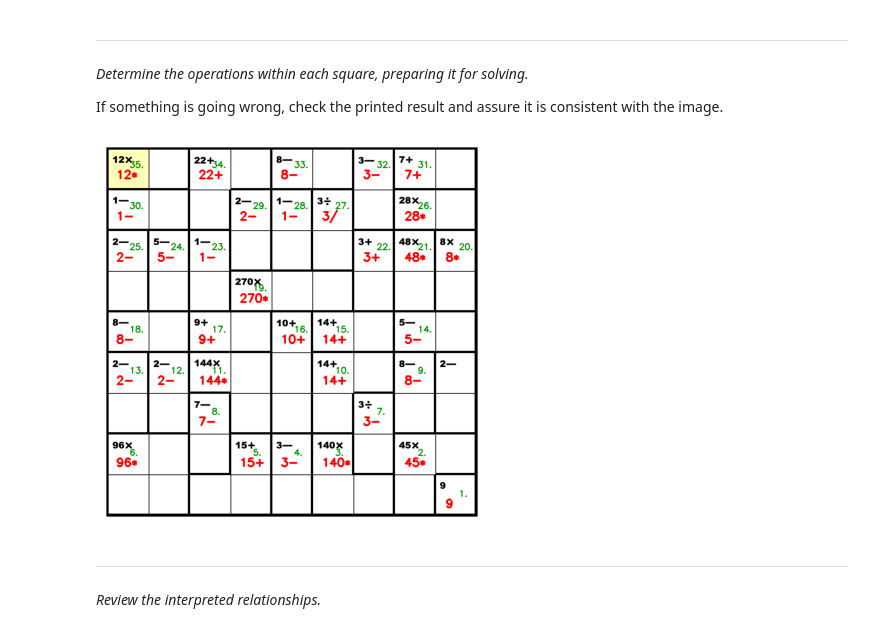
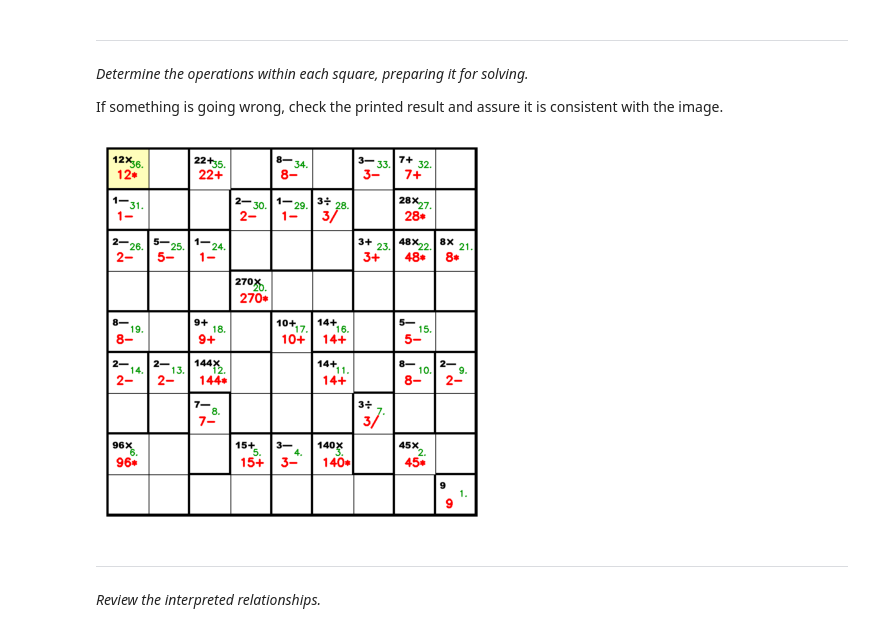
Before and after one commit to vivaansinghvi07/kenken-solver, a Jupyter notebook: main.ipynb, the cells around one changed output. Drawn from its saved outputs; the diff is of its cells as text; code cells hidden in the pictures.

Commit message:
optimize image processing to differentiate div/sub

```diff
--- a/main.ipynb
+++ b/main.ipynb
@@ -7,6 +7,8 @@ from IPython.display import clear_output
 from paddleocr import PaddleOCR
 from copy import copy, deepcopy
 
+FILENAME = "ex1.png"
+
 # constants for OCR management
 OCR = PaddleOCR(use_angle_cls=True, lang='en', show_log=False, rotation=False)
 SYMBOLS = "+:-xX—_"
@@ -14,6 +16,15 @@ REPLACEMENT_PAIRS = [
     ('6', '9'),
     ('2', '5')
 ]
+
+# stores if we need to skip verification - change this function as needed
+def SKIP_VERIFICATION(game_size):
+    return True
+
+# for quietly stopping jupyter cell
+class StopExecution(Exception):
+    def _render_traceback_(self):
+        pass
 
 # stores operation types for readability
 class Ops:
@@ -59,7 +70,7 @@ def getblur(game_size) -> tuple[int, int]:
 After this step, the image should have an even border.
 # %%
 # Read the input image and perform cropping
-og_img = cv2.imread('kenken.png')
+og_img = cv2.imread(FILENAME)
 gray = cv2.cvtColor(og_img, cv2.COLOR_BGR2GRAY)
 ret, thresh = cv2.threshold(gray,150,255,0)
 contours, hierarchy = cv2.findContours(thresh, cv2.RETR_TREE, cv2.CHAIN_APPROX_SIMPLE)
@@ -217,6 +228,16 @@ def is_inside(polygon, point):
 
     return intersection_count % 2   # odd number of intersections means its within
 
+def number_contour_count(num: int) -> int:
+    """ Returns the number of contours in the number. """
+    match num:
+        case 1 | 2 | 3 | 5 | 7:
+            return 1
+        case 4 | 6 | 9:
+            return 2
+        case 8:
+            return 3
+
 # determine which squares are inside each group
 relations = []
 for approx in shapes:
@@ -239,6 +260,8 @@ for approx in shapes:
 # standardize all the colors
 grayed = cv2.cvtColor(img.copy(), cv2.COLOR_BGR2GRAY)
 newimg = cv2.convertScaleAbs(grayed, alpha=2)
+
+newimg = img.copy()
 
 # starter values
 operations = []
@@ -287,35 +310,45 @@ for i in range(len(relations)):
                 operation["result"] = int(text.replace("x", ""))
             elif any([s in text for s in ["-", "—", "_", "."]]):
                 operation["operand"] = Ops.SUBTRACTION
                 operation["result"] = int(re.sub(r"[\_\-\—\.]+", "", text))
 
             # likely fully empty - nothing to check inside
             else:
                 operation["result"] = int(text)
                 text = cropped_img
                 match len(rel):
                     case 2:
-                        operation["operand"] = Ops.SUBTRACTION
+
+                        # find contours within the cropped image
+                        cropped_gray = cv2.cvtColor(cropped_img, cv2.COLOR_BGR2GRAY)
+                        contours, hierarchy = cv2.findContours(cropped_gray, cv2.RETR_TREE, cv2.CHAIN_APPROX_SIMPLE)
+                        contour_length = len(contours)
+
+                        # determine how many contours there are, differentiate between div and sub
+                        if contour_length - number_contour_count(operation["result"]) > 2:
+                            operation["operand"] = Ops.DIVISION
+                        else:
+                            operation["operand"] = Ops.SUBTRACTION
                     case 1:
                         operation["operand"] = Ops.CONSTANT
                     case _:
                         raise Exception("Invalid pattern detected.")
 
             # sotres values within the operation
             operation["squares"] = copy(rel)
             operation["text_point"] = point
 
             # adds interpretation to display image
             dispimg = show_interpretation(dispimg, operation)
             id += 1
             break
 
     if operation["operand"] != None:    # makes sure it's not empty
         operations.append(operation)
 
 imshow(dispimg)
 # %% [output]
-[figure, old version]
+[figure, new version]
 # %% [markdown]
 <hr>
 
```
Also changed, not shown: parts of 1 cell of this notebook.
